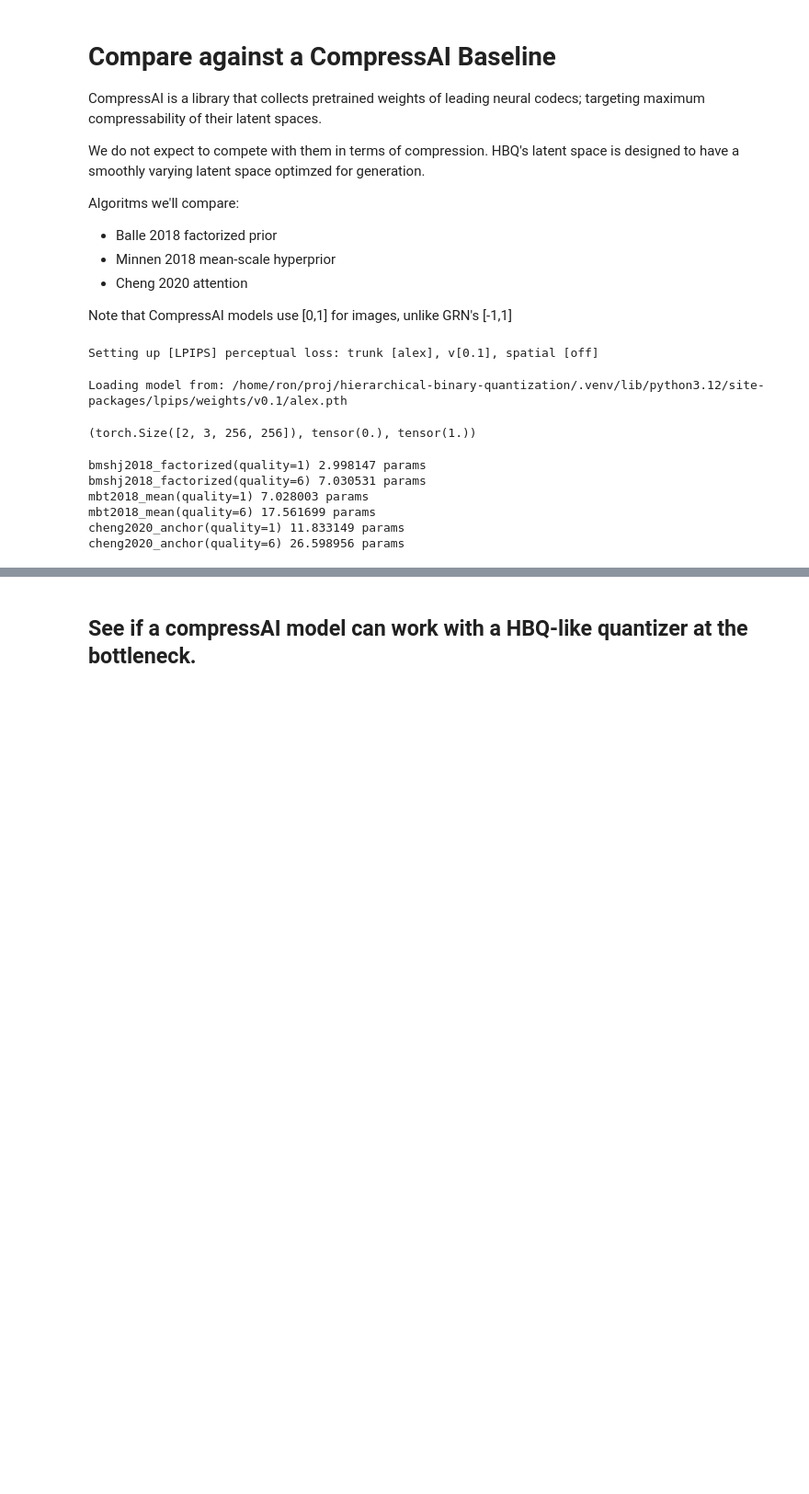
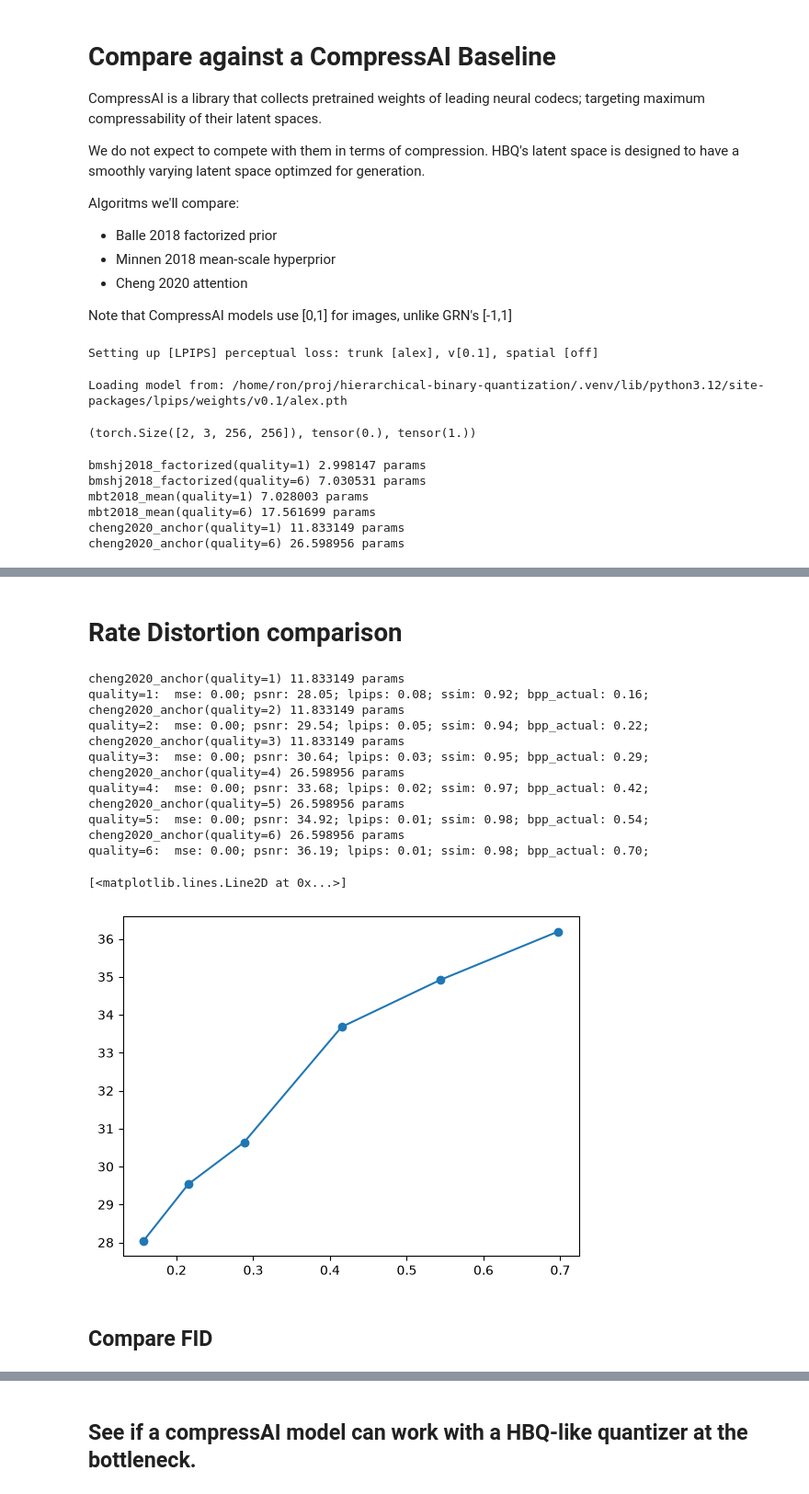
Before and after one commit to ramayer/hierarchical-binary-quantization, a Jupyter notebook: notebooks/02w_compare_against_compressai_baseline.ipynb, the cells around one changed output, grey strips where cells are left out. Shown at 92% size. Cells and saved outputs as stored; diff of their text form; code cells hidden in the pictures; blank space fills up the shorter version.

```diff
--- a/notebooks/02w_compare_against_compressai_baseline.ipynb
+++ b/notebooks/02w_compare_against_compressai_baseline.ipynb
@@ -82,13 +82,13 @@ def round_trip_image_through_compressai_model(imgs,m):
     B,C,H,W = imgs.shape
     with torch.no_grad():
         y = m.g_a(imgs) # prequant latent from compressai
-        y_hat_approx = torch.round(y) # what bmshj2018 uses;  mbt2018 and cheng2020 use something more complicated
+        y_hat_approx = torch.round(y) # what bmshj2018 uses;  mbt2018 and cheng2020 use mean-shifted rounding
         compressai_output = m(imgs)
         x_hat_forward = compressai_output["x_hat"].clamp(0,1)
         bpp_forward = sum(
             (-torch.log2(l).sum() / (B * H * W)).item()
             for l in compressai_output["likelihoods"].values()
-        )
+        ) # a diffferential estimate of bpp via likelihoods
         enc = m.compress(imgs)
         n_bytes = sum(len(s[0]) for s in enc["strings"])
         bpp_actual = n_bytes * 8 / (H*W)
@@ -141,0 +170,34 @@ cheng2020_anchor(quality=6)        :  mse: 0.00; psnr: 36.19; lpips: 0.01; ssim:
+# %% [markdown]
+# Rate Distortion comparison
+# %%
+bpps = []
+psnrs = []
+for quality in [1,2,3,4,5,6]:
+    m = load_compressai_model(cheng2020_anchor,quality)[1]
+    m.update(force=True)
+    result = round_trip_image_through_compressai_model(imgs,m)
+    print(f"quality={quality}: ", end=" ")
+    for score in ["mse","psnr","lpips","ssim", "bpp_actual"]:
+        print(f"{score}: {result[score]:.2f};", end=" ")
+    print("")
+    bpps.append(result["bpp_actual"])
+    psnrs.append(result["psnr"])
+
+plt.plot(bpps,psnrs,marker='o')
+# %% [output]
+cheng2020_anchor(quality=1) 11.833149 params
+quality=1:  mse: 0.00; psnr: 28.05; lpips: 0.08; ssim: 0.92; bpp_actual: 0.16;
+cheng2020_anchor(quality=2) 11.833149 params
+quality=2:  mse: 0.00; psnr: 29.54; lpips: 0.05; ssim: 0.94; bpp_actual: 0.22;
+cheng2020_anchor(quality=3) 11.833149 params
+quality=3:  mse: 0.00; psnr: 30.64; lpips: 0.03; ssim: 0.95; bpp_actual: 0.29;
+cheng2020_anchor(quality=4) 26.598956 params
+quality=4:  mse: 0.00; psnr: 33.68; lpips: 0.02; ssim: 0.97; bpp_actual: 0.42;
+cheng2020_anchor(quality=5) 26.598956 params
+quality=5:  mse: 0.00; psnr: 34.92; lpips: 0.01; ssim: 0.98; bpp_actual: 0.54;
+cheng2020_anchor(quality=6) 26.598956 params
+quality=6:  mse: 0.00; psnr: 36.19; lpips: 0.01; ssim: 0.98; bpp_actual: 0.70;
+[<matplotlib.lines.Line2D at 0x...>]
+[figure, added]
+# %% [markdown]
+## Compare FID
```
Also changed, not shown: parts of 7 cells of this notebook, 1 other file.
